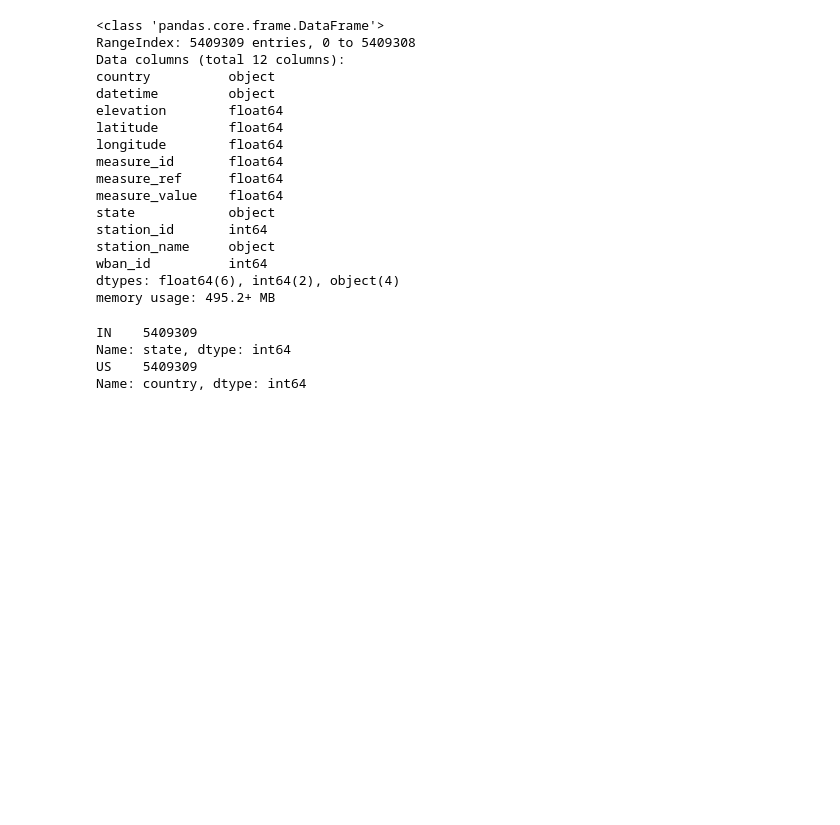
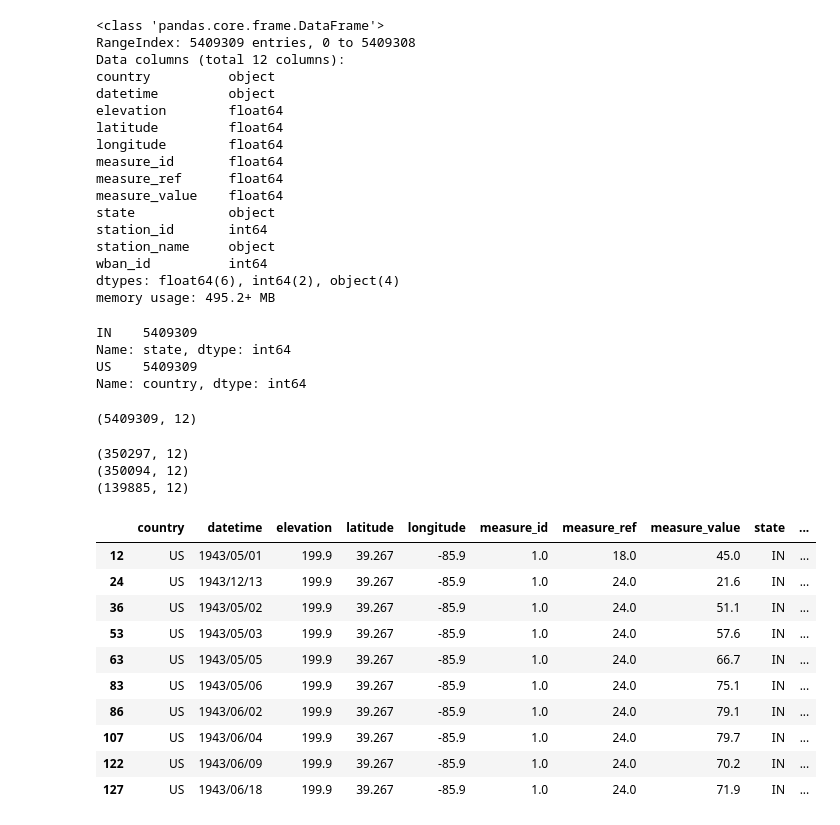
Before and after one commit to glentner/AITP2019-DS-Challenge, a Jupyter notebook: code/PostProcessing_IN.ipynb, the cells around one changed output. Cells and saved outputs as stored; diff of their text form; code cells hidden in the pictures; blank space fills up the shorter version.

```diff
--- a/code/PostProcessing_IN.ipynb
+++ b/code/PostProcessing_IN.ipynb
@@ -76,3 +84,7 @@ IN    5409309
 Name: state, dtype: int64
 US    5409309
 Name: country, dtype: int64
+# %%
+data_new.shape
+# %% [output]
+(5409309, 12)
@@ -78,0 +102,22 @@ Name: country, dtype: int64
+# %%
+print(data_temp.shape)
+print(data_mtemp.shape)
+print(data_gust_speed.shape)
+# %% [output]
+(350297, 12)
+(350094, 12)
+(139885, 12)
+# %%
+data_temp.head(10)
+# %% [output]
+|  | country | datetime | elevation | latitude | longitude | measure_id | measure_ref | measure_value | state | ... |
+| 12 | US | 1943/05/01 | 199.9 | 39.267 | -85.9 | 1.0 | 18.0 | 45.0 | IN | ... |
+| 24 | US | 1943/12/13 | 199.9 | 39.267 | -85.9 | 1.0 | 24.0 | 21.6 | IN | ... |
+| 36 | US | 1943/05/02 | 199.9 | 39.267 | -85.9 | 1.0 | 24.0 | 51.1 | IN | ... |
+| 53 | US | 1943/05/03 | 199.9 | 39.267 | -85.9 | 1.0 | 24.0 | 57.6 | IN | ... |
+| 63 | US | 1943/05/05 | 199.9 | 39.267 | -85.9 | 1.0 | 24.0 | 66.7 | IN | ... |
+| 83 | US | 1943/05/06 | 199.9 | 39.267 | -85.9 | 1.0 | 24.0 | 75.1 | IN | ... |
+| 86 | US | 1943/06/02 | 199.9 | 39.267 | -85.9 | 1.0 | 24.0 | 79.1 | IN | ... |
+| 107 | US | 1943/06/04 | 199.9 | 39.267 | -85.9 | 1.0 | 24.0 | 79.7 | IN | ... |
+| 122 | US | 1943/06/09 | 199.9 | 39.267 | -85.9 | 1.0 | 24.0 | 70.2 | IN | ... |
+| 127 | US | 1943/06/18 | 199.9 | 39.267 | -85.9 | 1.0 | 24.0 | 71.9 | IN | ... |
```
Also changed, not shown: parts of 20 cells of this notebook.
